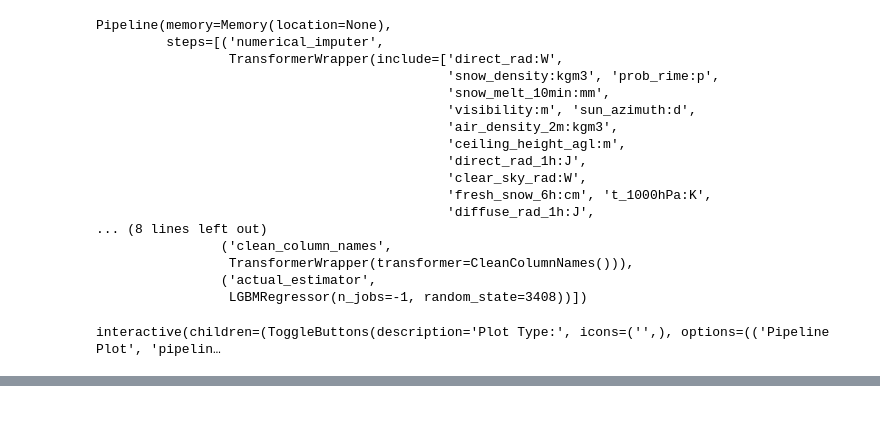
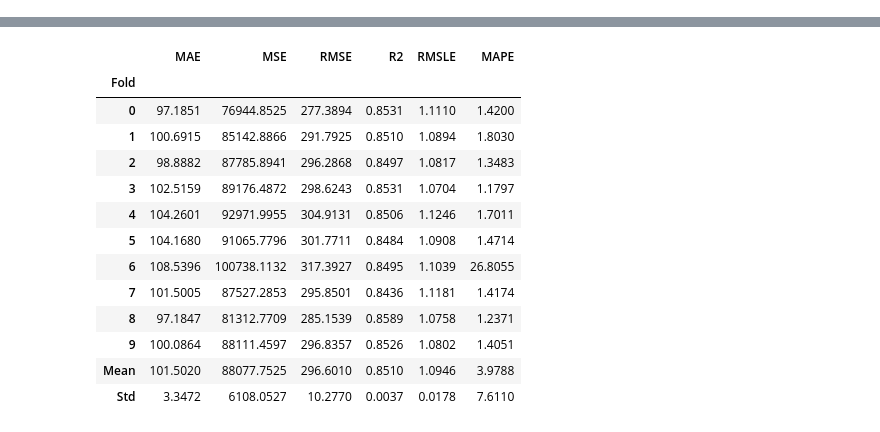
Before and after one commit to mikaelste/TDT4173-project, a Jupyter notebook: mats/model.ipynb, the cells around one changed output, grey strips where cells are left out. Saved outputs shown, nothing was run; the diff lists cells and outputs as text; code cells hidden in the pictures.

```diff
--- a/mats/model.ipynb
+++ b/mats/model.ipynb
@@ -63,24 +285,5 @@ lightgbm = s.create_model('lightgbm')
 # %%
-s.finalize_model(lightgbm)
+final_gbm = finalize_model(lightgbm)
-# %% [output]
-Pipeline(memory=Memory(location=None),
-         steps=[('numerical_imputer',
-                 TransformerWrapper(include=['direct_rad:W',
-                                             'snow_density:kgm3', 'prob_rime:p',
-                                             'snow_melt_10min:mm',
-                                             'visibility:m', 'sun_azimuth:d',
-                                             'air_density_2m:kgm3',
-                                             'ceiling_height_agl:m',
-                                             'direct_rad_1h:J',
-                                             'clear_sky_rad:W',
-                                             'fresh_snow_6h:cm', 't_1000hPa:K',
-                                             'diffuse_rad_1h:J',
-... (8 lines left out)
-                ('clean_column_names',
-                 TransformerWrapper(transformer=CleanColumnNames())),
-                ('actual_estimator',
-                 LGBMRegressor(n_jobs=-1, random_state=3408))])
-# %%
-evaluate_model(lightgbm)
-# %% [output]
-interactive(children=(ToggleButtons(description='Plot Type:', icons=('',), options=(('Pipeline Plot', 'pipelin…
+# %%
+gump = create_model("et")
+# %% [output]
@@ -86,0 +291,14 @@ interactive(children=(ToggleButtons(description='Plot Type:', icons=('',), optio
+|  | MAE | MSE | RMSE | R2 | RMSLE | MAPE |
+| Fold |  |  |  |  |  |  |
+| 0 | 97.1851 | 76944.8525 | 277.3894 | 0.8531 | 1.1110 | 1.4200 |
+| 1 | 100.6915 | 85142.8866 | 291.7925 | 0.8510 | 1.0894 | 1.8030 |
+| 2 | 98.8882 | 87785.8941 | 296.2868 | 0.8497 | 1.0817 | 1.3483 |
+| 3 | 102.5159 | 89176.4872 | 298.6243 | 0.8531 | 1.0704 | 1.1797 |
+| 4 | 104.2601 | 92971.9955 | 304.9131 | 0.8506 | 1.1246 | 1.7011 |
+| 5 | 104.1680 | 91065.7796 | 301.7711 | 0.8484 | 1.0908 | 1.4714 |
+| 6 | 108.5396 | 100738.1132 | 317.3927 | 0.8495 | 1.1039 | 26.8055 |
+| 7 | 101.5005 | 87527.2853 | 295.8501 | 0.8436 | 1.1181 | 1.4174 |
+| 8 | 97.1847 | 81312.7709 | 285.1539 | 0.8589 | 1.0758 | 1.2371 |
+| 9 | 100.0864 | 88111.4597 | 296.8357 | 0.8526 | 1.0802 | 1.4051 |
+| Mean | 101.5020 | 88077.7525 | 296.6010 | 0.8510 | 1.0946 | 3.9788 |
+| Std | 3.3472 | 6108.0527 | 10.2770 | 0.0037 | 0.0178 | 7.6110 |
```
Also changed, not shown: parts of 25 cells of this notebook, 18 other files.
